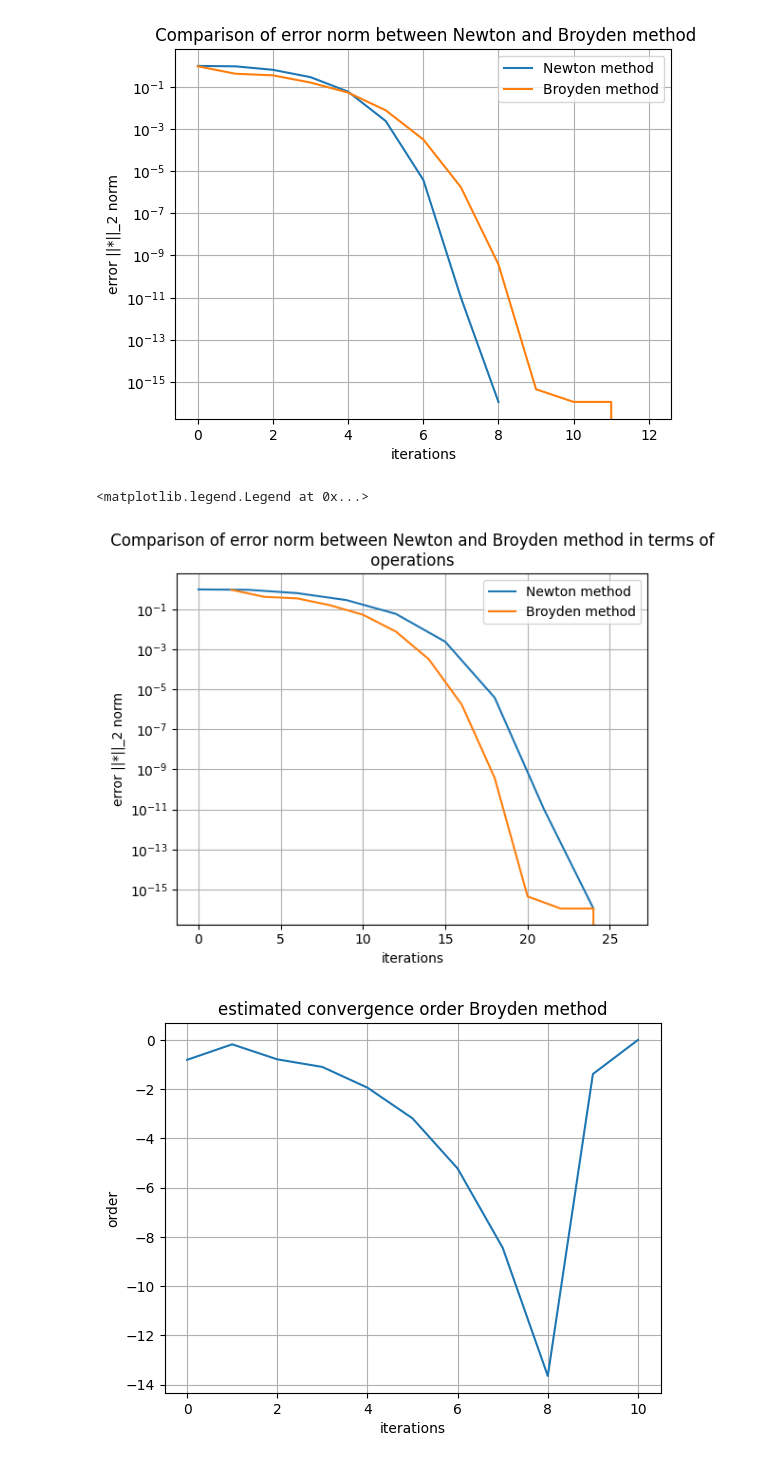
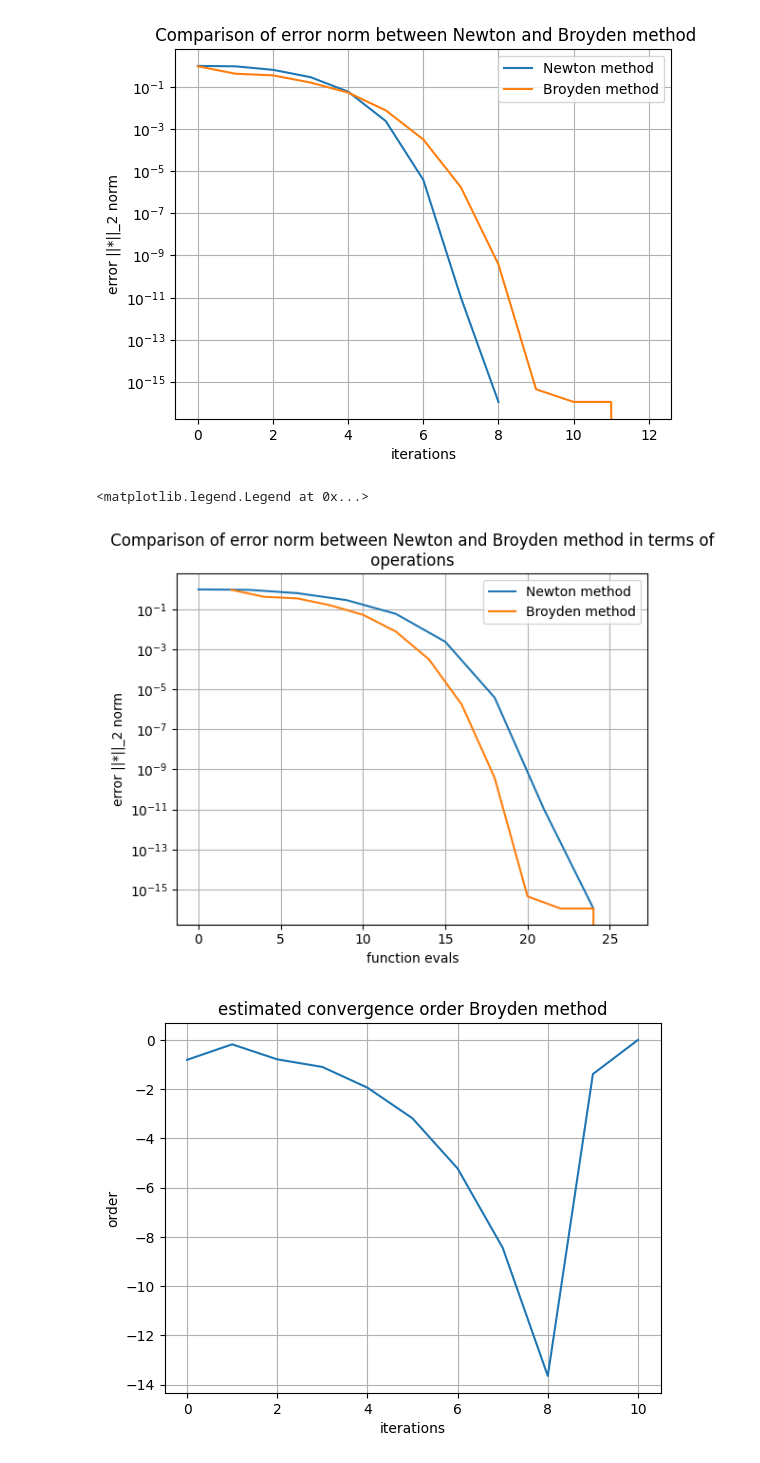
Before and after one commit to eser-chr/Numerical_Computation, a Jupyter notebook: 9.5.ipynb, the cells around one changed output. Drawn from its saved outputs; the diff is of its cells as text; code cells hidden in the pictures.

```diff
--- a/9.5.ipynb
+++ b/9.5.ipynb
@@ -126,14 +124,14 @@ ax.legend()
 # %%
 fig, ax = plt.subplots(1,1)
 ax.plot(num_evals, errors, label = 'Newton method')
 ax.plot(function_eval_broyden, errors_broyden, label = 'Broyden method')
-ax.set( yscale = 'log',xlabel = 'iterations', ylabel = 'error ||*||_2 norm',
+ax.set( yscale = 'log',xlabel = 'function evals', ylabel = 'error ||*||_2 norm',
        title = ' Comparison of error norm between Newton and Broyden method in terms of \n operations ')
 ax.grid()
 ax.legend()
 # %% [output]
 <matplotlib.legend.Legend at 0x...>
-[figure, old version]
+[figure, new version]
 # %%
 #Calculate convergence order
 convergence_order_broyden = np.log(errors_broyden[1:]/errors_broyden[:-1])
```
Also changed, not shown: parts of 2 cells of this notebook, 6 other files.
